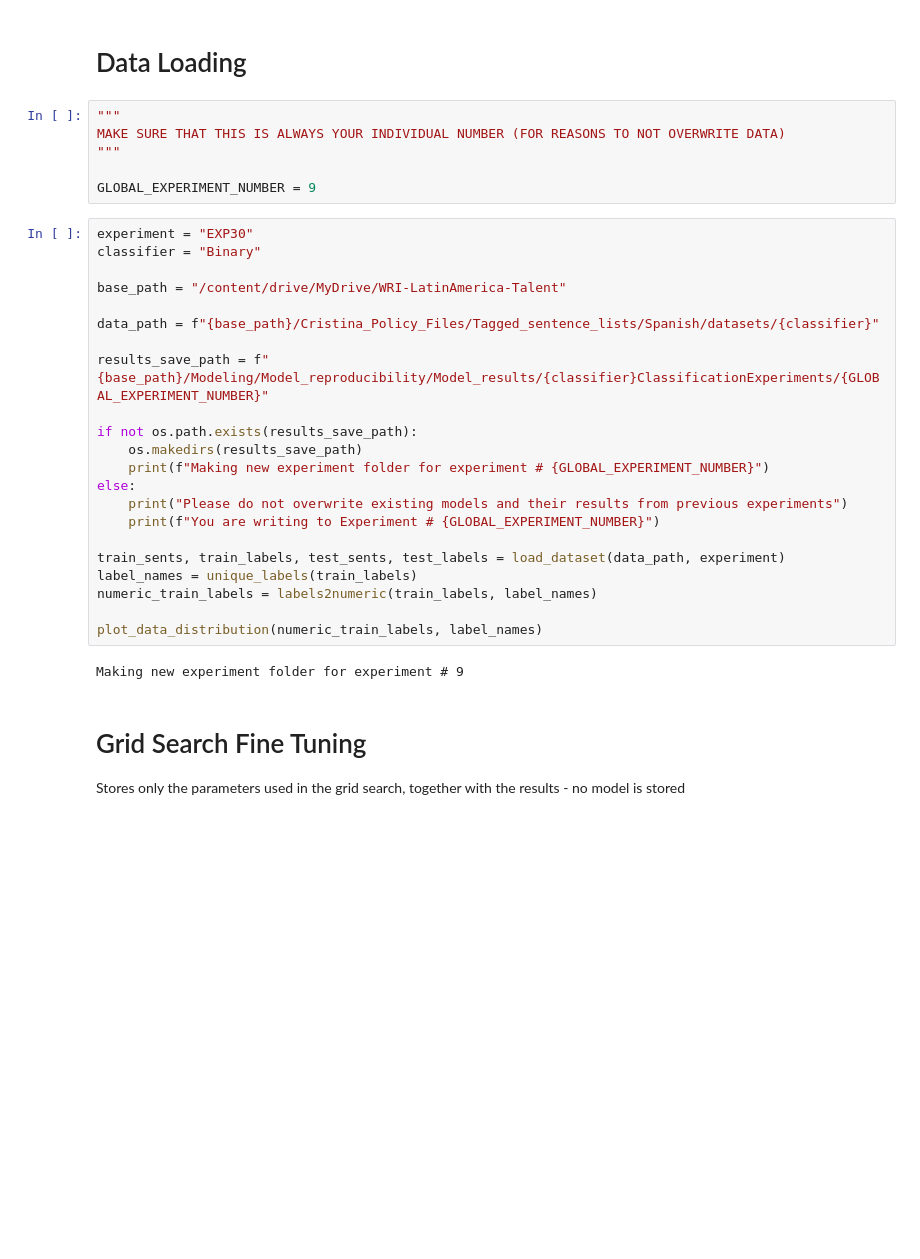
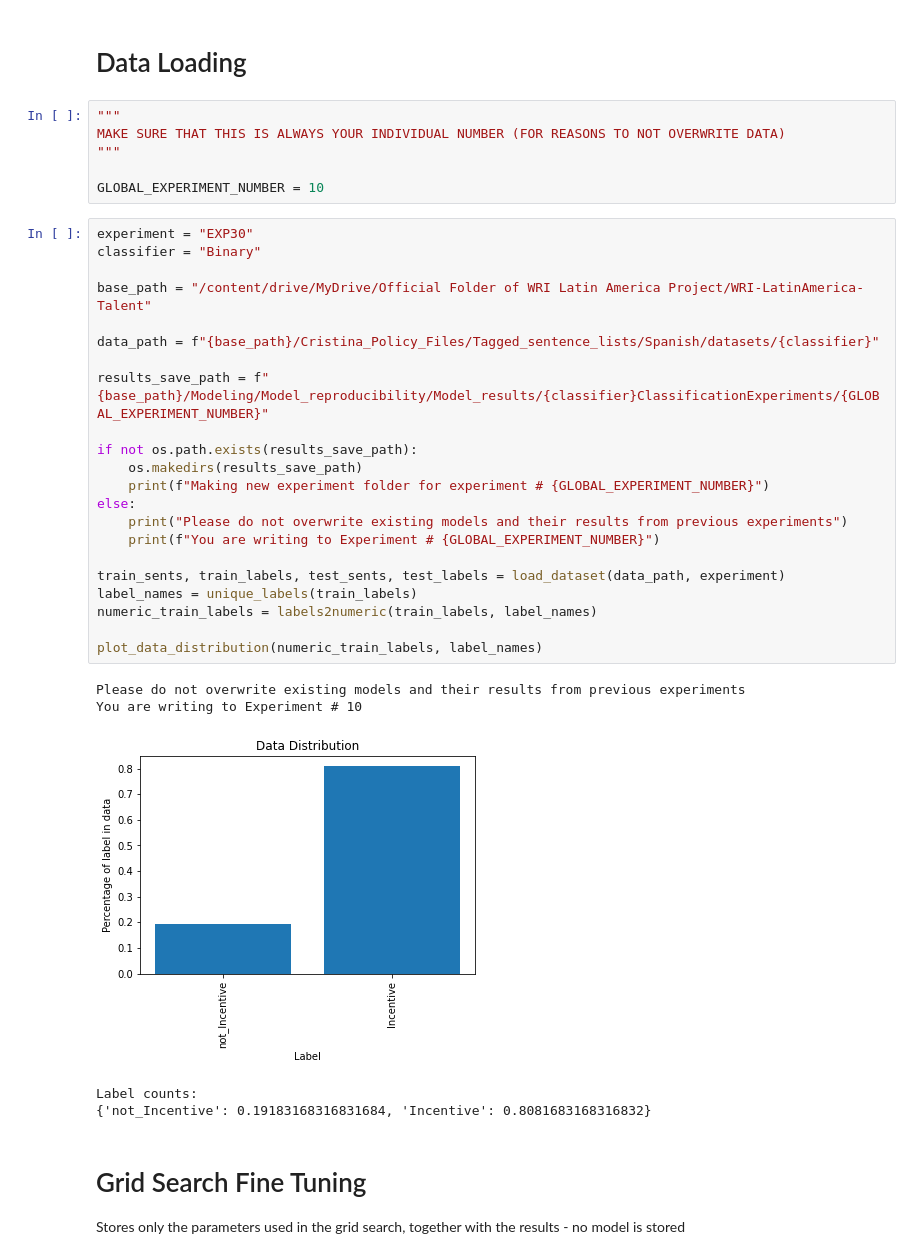
Before and after one commit to wri-dssg-omdena/policy-data-analyzer, a Jupyter notebook: tasks/fine_tuning_sbert/notebooks/Fine_tuning_SBERT_with_callback.ipynb, the cells around one changed output. Saved outputs shown, nothing was run; the diff lists cells and outputs as text; blank space fills up the shorter version.

```diff
--- a/tasks/fine_tuning_sbert/notebooks/Fine_tuning_SBERT_with_callback.ipynb
+++ b/tasks/fine_tuning_sbert/notebooks/Fine_tuning_SBERT_with_callback.ipynb
@@ -50,31 +68,35 @@ Using the GPU
 MAKE SURE THAT THIS IS ALWAYS YOUR INDIVIDUAL NUMBER (FOR REASONS TO NOT OVERWRITE DATA)
 """
 
-GLOBAL_EXPERIMENT_NUMBER = 9
+GLOBAL_EXPERIMENT_NUMBER = 10
 # %%
 experiment = "EXP30"
 classifier = "Binary"
 
-base_path = "/content/drive/MyDrive/WRI-LatinAmerica-Talent"
+base_path = "/content/drive/MyDrive/Official Folder of WRI Latin America Project/WRI-LatinAmerica-Talent"
 
 data_path = f"{base_path}/Cristina_Policy_Files/Tagged_sentence_lists/Spanish/datasets/{classifier}"
 
 results_save_path = f"{base_path}/Modeling/Model_reproducibility/Model_results/{classifier}ClassificationExperiments/{GLOBAL_EXPERIMENT_NUMBER}"
 
 if not os.path.exists(results_save_path):
     os.makedirs(results_save_path)
     print(f"Making new experiment folder for experiment # {GLOBAL_EXPERIMENT_NUMBER}")
 else:
     print("Please do not overwrite existing models and their results from previous experiments")
     print(f"You are writing to Experiment # {GLOBAL_EXPERIMENT_NUMBER}")
 
 train_sents, train_labels, test_sents, test_labels = load_dataset(data_path, experiment)
 label_names = unique_labels(train_labels)
 numeric_train_labels = labels2numeric(train_labels, label_names)
 
 plot_data_distribution(numeric_train_labels, label_names)
 # %% [output]
-Making new experiment folder for experiment # 9
+Please do not overwrite existing models and their results from previous experiments
+You are writing to Experiment # 10
+[figure, added]
+Label counts:
+{'not_Incentive': 0.19183168316831684, 'Incentive': 0.8081683168316832}
 # %% [markdown]
 # Grid Search Fine Tuning
 
```
Also changed, not shown: parts of 3 cells of this notebook.
